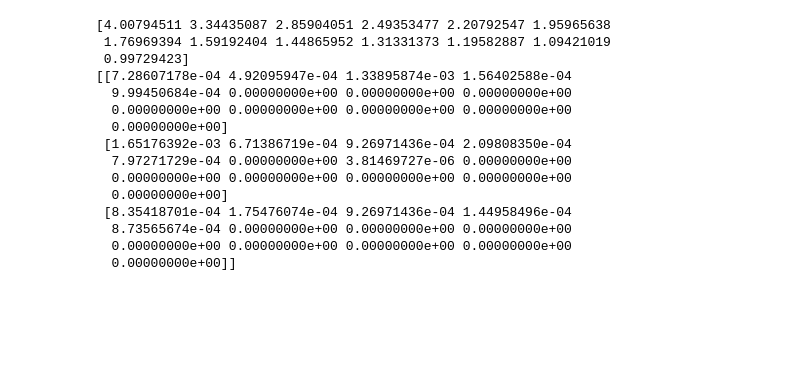
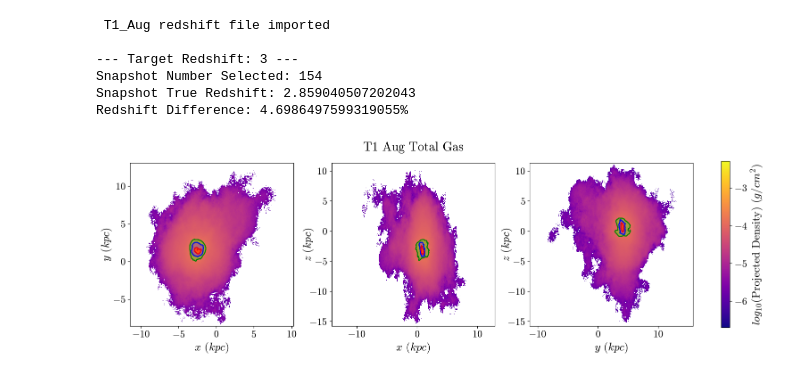
Before and after one commit to definitely-not-rory/masters, a Jupyter notebook: object_only.ipynb, the cells around one changed output. Drawn from its saved outputs; the diff is of its cells as text; code cells hidden in the pictures; blank space fills up the shorter version.

```diff
--- a/object_only.ipynb
+++ b/object_only.ipynb
@@ -10,24 +10,13 @@ import data_handling as data
 import plot_generation as plot
 import npy_data_readers as read_npy
 import halo_readers as read_halo
-# %%
-redshifts=np.load(f'halos/T1_Aug/area_fracs/512px/redshifts.npy')
-dla=np.load(f'halos/T1_Aug/area_fracs/512px/DLA.npy')
-mask=dla[:]>0
-print(redshifts[mask])
-# %% [output]
-[4.00794511 3.34435087 2.85904051 2.49353477 2.20792547 1.95965638
- 1.76969394 1.59192404 1.44865952 1.31331373 1.19582887 1.09421019
- 0.99729423]
-[[7.28607178e-04 4.92095947e-04 1.33895874e-03 1.56402588e-04
-  9.99450684e-04 0.00000000e+00 0.00000000e+00 0.00000000e+00
-  0.00000000e+00 0.00000000e+00 0.00000000e+00 0.00000000e+00
-  0.00000000e+00]
- [1.65176392e-03 6.71386719e-04 9.26971436e-04 2.09808350e-04
-  7.97271729e-04 0.00000000e+00 3.81469727e-06 0.00000000e+00
-  0.00000000e+00 0.00000000e+00 0.00000000e+00 0.00000000e+00
-  0.00000000e+00]
- [8.35418701e-04 1.75476074e-04 9.26971436e-04 1.44958496e-04
-  8.73565674e-04 0.00000000e+00 0.00000000e+00 0.00000000e+00
-  0.00000000e+00 0.00000000e+00 0.00000000e+00 0.00000000e+00
-  0.00000000e+00]]
+# %%
+halos=['T1_Aug','halo8','T4_Aug']
+# %% [output]
+ T1_Aug redshift file imported
+
+--- Target Redshift: 3 ---
+Snapshot Number Selected: 154
+Snapshot True Redshift: 2.859040507202043
+Redshift Difference: 4.6986497599319055%
+[figure, added]
```
Also changed, not shown: 1 other file.
